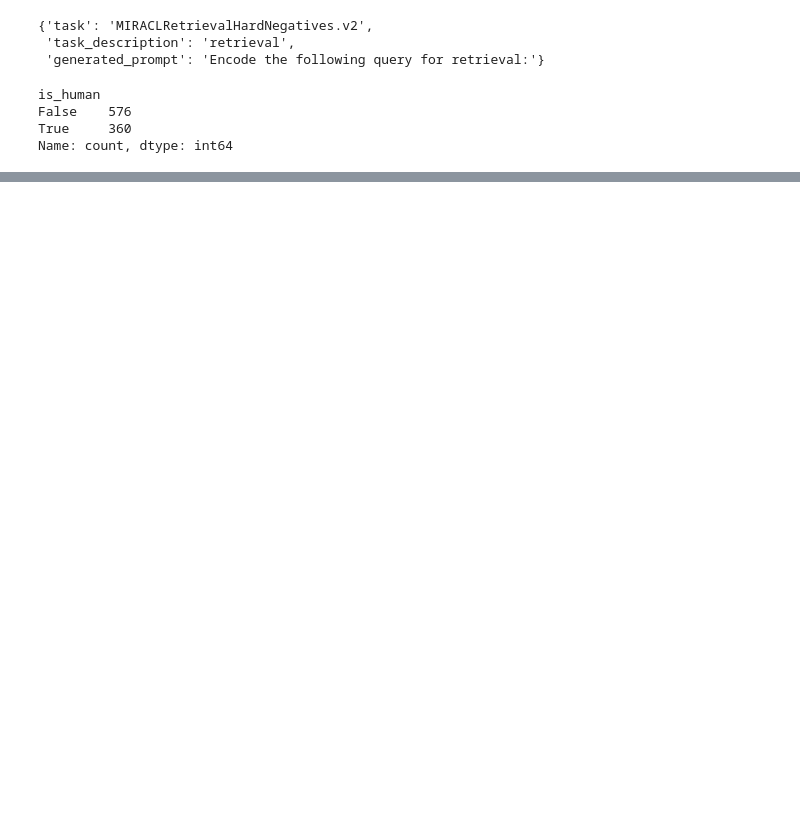
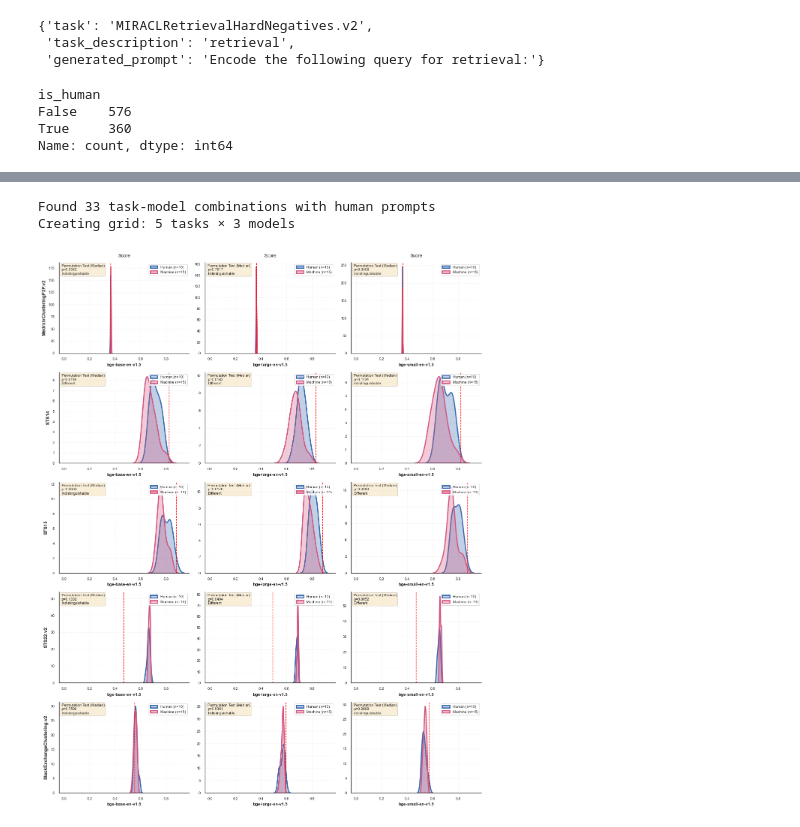
Before and after one commit to centre-for-humanities-computing/instruction-sensitivity-evaluation, a Jupyter notebook: src/data_analysis/CompareDitributions.ipynb, the cells around one changed output, grey strips where cells are left out. Drawn from its saved outputs; the diff is of its cells as text; code cells hidden in the pictures; blank space fills up the shorter version.

```diff
--- a/src/data_analysis/CompareDitributions.ipynb
+++ b/src/data_analysis/CompareDitributions.ipynb
@@ -88,0 +415,12 @@ Name: count, dtype: int64
+# %%
+tasks = [
+    'MedrxivClusteringP2P.v2', 'StackExchangeClustering.v2', 'STS15',
+       'STS14', 'STS22.v2']
+
+fig, axes, results_df = plot_score_distributions(df, tasks, baselines, figsize_per_cell=(4, 3), alpha=0.05)
+plt.savefig('plots/human_vs_machine_2.png', dpi=300, bbox_inches='tight')
+plt.show()
+# %% [output]
+Found 33 task-model combinations with human prompts
+Creating grid: 5 tasks × 3 models
+[figure, added]
```
Also changed, not shown: parts of 7 cells of this notebook, 28 other files.
